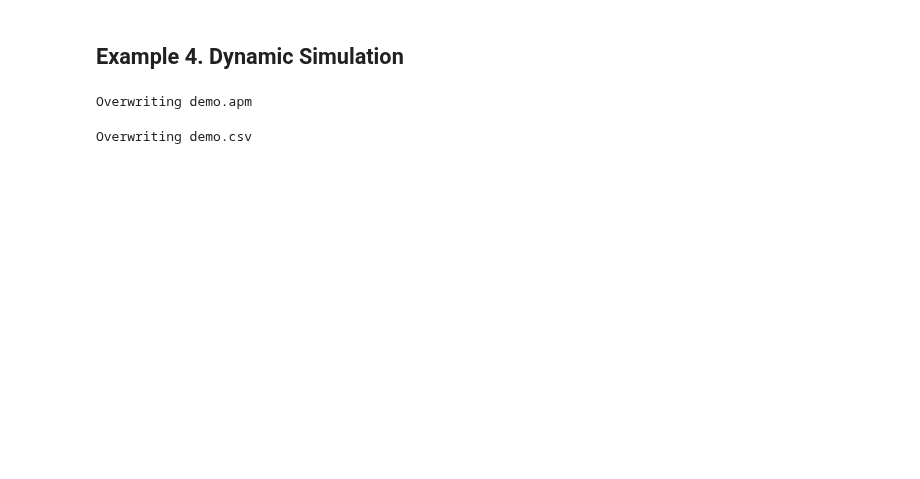
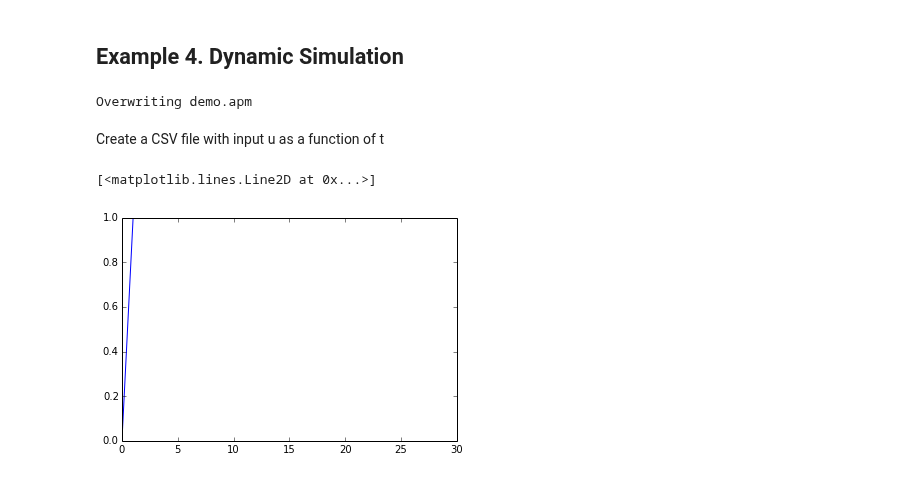
Before and after one commit to jckantor/CBE40455, a Jupyter notebook: notebooks/Getting Started with APMonitor.ipynb, the cells around one changed output. Cells and saved outputs as stored; diff of their text form; code cells hidden in the pictures; blank space fills up the shorter version.

```diff
--- a/notebooks/Getting Started with APMonitor.ipynb
+++ b/notebooks/Getting Started with APMonitor.ipynb
@@ -225,25 +221,12 @@ Model
 End Model
 # %% [output]
 Overwriting demo.apm
-# %%
-%%writefile demo.csv
-
-
-time, u
-0,    0
-0.5,  0
-1,    1
-2,    1
-3,    1
-5,    1
-8,    1
-12,   1
-15,   1
-18,   1
-21,   1
-22,   1
-25,   1
-28,   1
-30,   1
-# %% [output]
-Overwriting demo.csv
+# %% [markdown]
+Create a CSV file with input u as a function of t
+# %%
+t = linspace(0,30,31)
+u = [1.0 if tau >= 1 else 0.0 for tau in t]
+plot(t,u)
+# %% [output]
+[<matplotlib.lines.Line2D at 0x...>]
+[figure, added]
```
Also changed, not shown: parts of 16 cells of this notebook, 5 other files.
